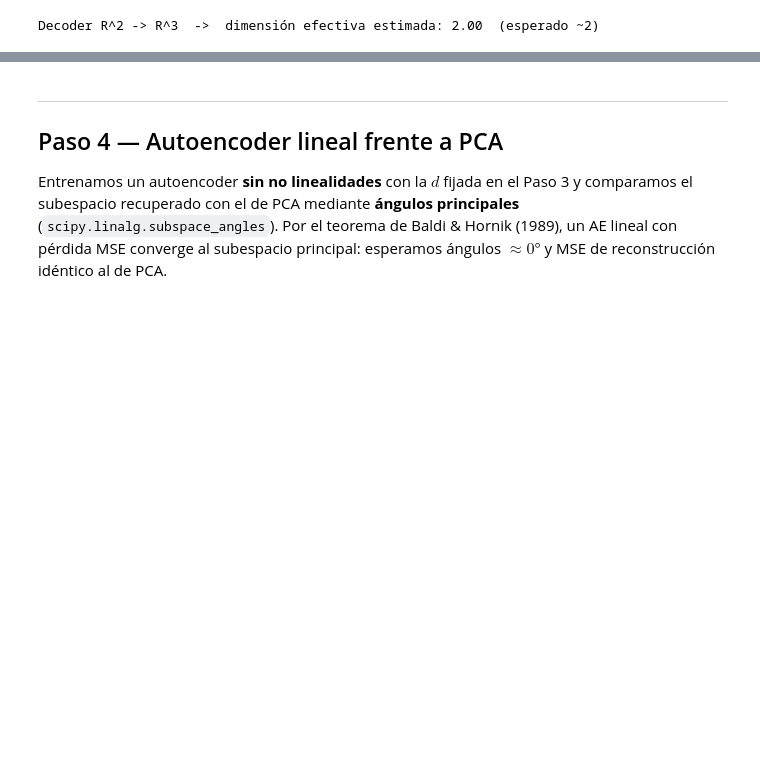
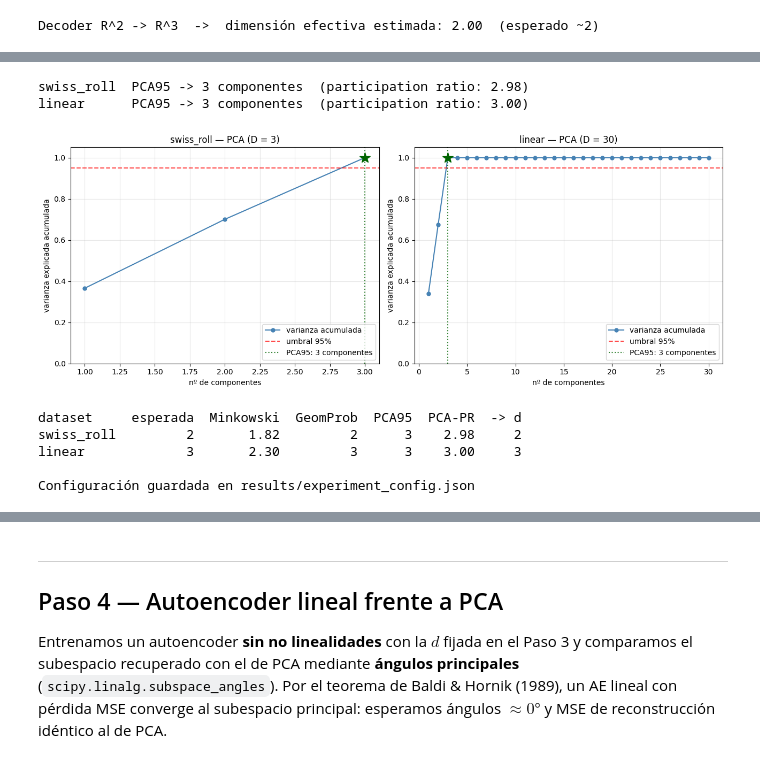
Before and after one commit to diegomonino/Aprendizaje-de-Variedades-y-Reduccion-de-Dimension-mediante-Autoencoders, a Jupyter notebook: notebooks/experimento_principal.ipynb, the cells around one changed output, grey strips where cells are left out. Saved outputs shown, nothing was run; the diff lists cells and outputs as text; code cells hidden in the pictures; blank space fills up the shorter version.

```diff
--- a/notebooks/experimento_principal.ipynb
+++ b/notebooks/experimento_principal.ipynb
@@ -214,3 +303,76 @@ print("\nConfiguración guardada en results/experiment_config.json")
+# %%
+# Paso 3.3 — PCA: varianza explicada acumulada frente al número de
+# componentes, con el umbral del 95 % (línea horizontal) y el número de
+# componentes elegido (línea vertical + marca).
+from dimension_estimation.pca import estimate_dimension_pca
+
+PCA_RES = {}   # name -> dict devuelto por estimate_dimension_pca
+
+fig, axes = plt.subplots(1, len(SPECS), figsize=(6.5 * len(SPECS), 5))
+axes = np.atleast_1d(axes)
+for ax, (name, spec) in zip(axes, SPECS.items()):
+    ds, meta, X = DATA[name]
+    pca_res = estimate_dimension_pca(X, threshold=0.95)
+    PCA_RES[name] = pca_res
+
+    cum = pca_res["cumulative_variance"]
+    k = np.arange(1, len(cum) + 1)
+    k95 = pca_res["variance_threshold_dim"]
+
+    ax.plot(k, cum, "o-", color="steelblue", markersize=5, label="varianza acumulada")
+    ax.axhline(pca_res["threshold"], color="red", linestyle="--", alpha=0.7,
+               label=f"umbral {pca_res['threshold']:.0%}")
+    ax.axvline(k95, color="darkgreen", linestyle=":", alpha=0.8,
+               label=f"PCA95: {k95} componentes")
+    ax.plot([k95], [cum[k95 - 1]], marker="*", markersize=15, color="darkgreen", zorder=4)
+    ax.set_xlabel("nº de componentes"); ax.set_ylabel("varianza explicada acumulada")
+    ax.set_title(f"{name} — PCA (D = {meta['ambient_dim']})")
+    ax.set_ylim(0, 1.05); ax.legend(loc="lower right"); ax.grid(True, alpha=0.3)
+
+    print(f"{name:11s} PCA95 -> {k95} componentes  "
+          f"(participation ratio: {pca_res['participation_ratio_dim']:.2f})")
+
+plt.tight_layout()
+plt.savefig(os.path.join(FIG_DIR, "step3_pca.png"), dpi=150, bbox_inches="tight")
+plt.show()
+# %% [output]
+swiss_roll  PCA95 -> 3 componentes  (participation ratio: 2.98)
+linear      PCA95 -> 3 componentes  (participation ratio: 3.00)
+[figure, added]
+# %%
+# Paso 3.4 — tabla resumen: reúne los tres estimadores por dataset, fija d
+# con `choose_latent_dim` (regla: geométrico-probabilístico) y guarda la
+# configuración que leerán los Pasos 4-8 vía `get_latent_dim(name)`.
+config = {}
+print(f"{'dataset':11s} {'esperada':>8s} {'Minkowski':>10s} {'GeomProb':>9s} "
+      f"{'PCA95':>6s} {'PCA-PR':>7s} {'-> d':>5s}")
+for name, spec in SPECS.items():
+    ds, meta, X = DATA[name]
+    geo, geo_res = GEO[name]
+    pca_res = PCA_RES[name]
+    est = {
+        "minkowski": float(MINK[name]),
+        "geometric_prob": int(geo),
+        "pca_threshold": int(pca_res["variance_threshold_dim"]),
+        "pca_participation": float(pca_res["participation_ratio_dim"]),
+        "geometric_prob_ks": [float(v) for v in geo_res["ks_vals"]],
+    }
+    d = choose_latent_dim(est, expected=meta["expected_intrinsic_dim"])
+    config[name] = {"ambient_dim": meta["ambient_dim"],
+                    "expected_intrinsic_dim": meta["expected_intrinsic_dim"],
+                    "estimates": est, "latent_dim": d}
+    print(f"{name:11s} {str(meta['expected_intrinsic_dim']):>8s} "
+          f"{est['minkowski']:>10.2f} {est['geometric_prob']:>9d} "
+          f"{est['pca_threshold']:>6d} {est['pca_participation']:>7.2f} {d:>5d}")
+
+save_experiment_config(config)
+print("\nConfiguración guardada en results/experiment_config.json")
+# %% [output]
+dataset     esperada  Minkowski  GeomProb  PCA95  PCA-PR  -> d
+swiss_roll         2       1.82         2      3    2.98     2
+linear             3       2.30         3      3    3.00     3
+
+Configuración guardada en results/experiment_config.json
 # %% [markdown]
 **Lectura de los resultados.**
 
```
Also changed, not shown: parts of 37 cells of this notebook, 13 other files.
